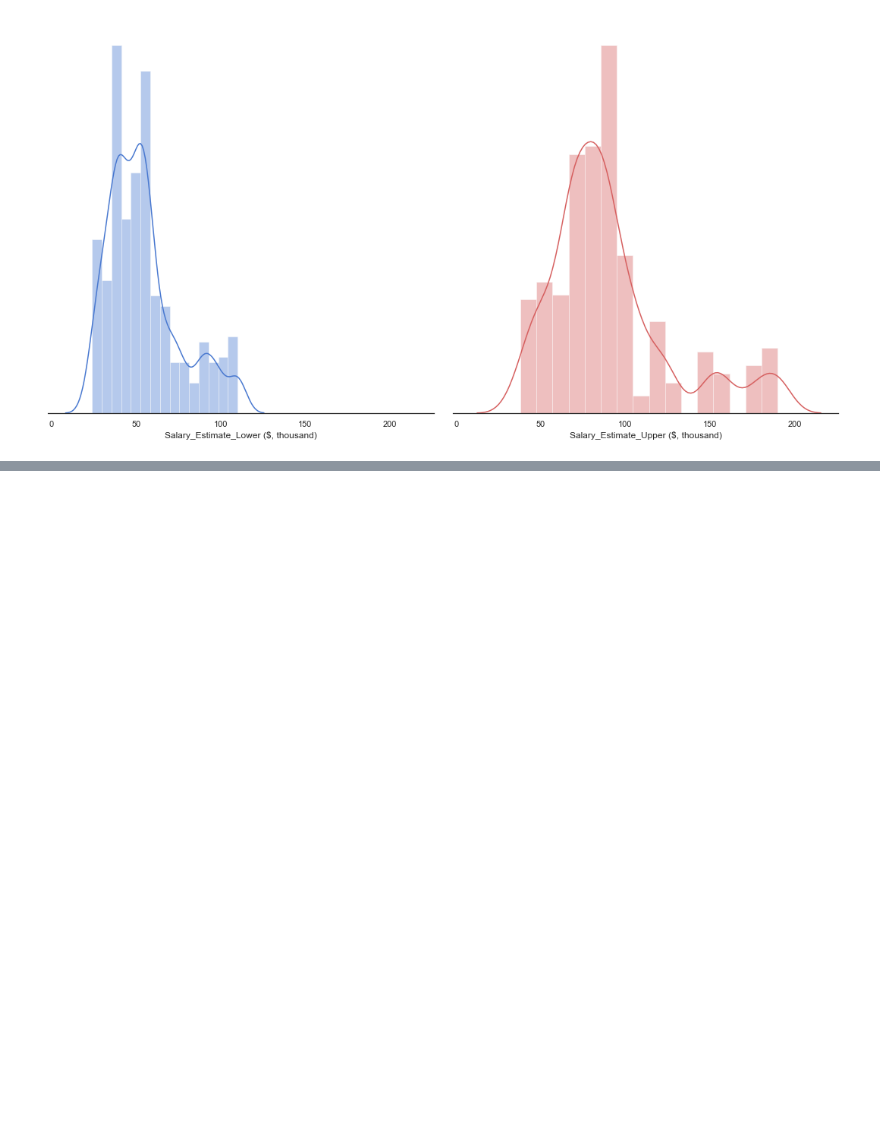
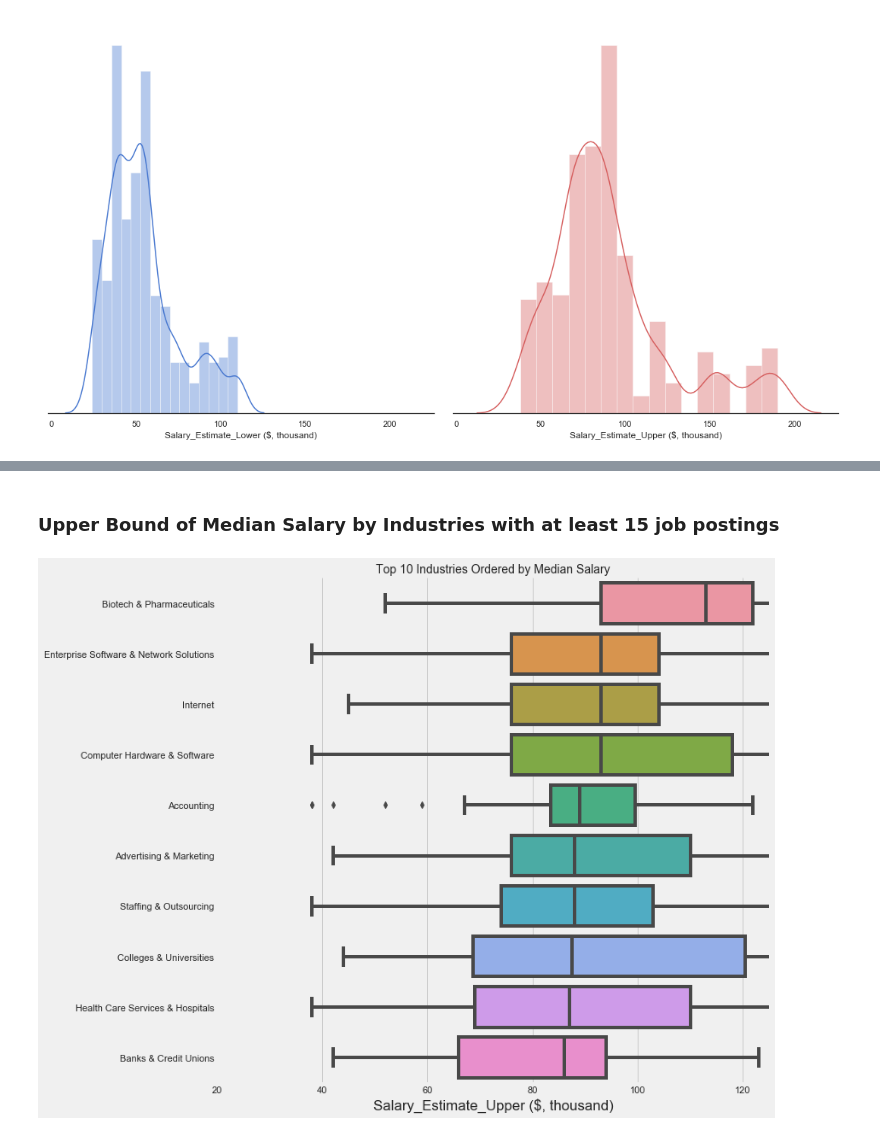
Before and after one commit to aclao89/data_analyst_jobs_search, a Jupyter notebook: Untitled.ipynb, the cells around one changed output, grey strips where cells are left out. Saved outputs shown, nothing was run; the diff lists cells and outputs as text; code cells hidden in the pictures; blank space fills up the shorter version.

```diff
--- a/Untitled.ipynb
+++ b/Untitled.ipynb
@@ -413,0 +458,30 @@ plt.tight_layout()
+# %% [markdown]
+### Upper Bound of Median Salary by Industries with at least 15 job postings
+# %%
+plt.style.use('fivethirtyeight')
+count_industry = da_jobs['Industry'].value_counts()
+count_industry
+
+min_cut = 15
+#For loop to select all those industres with 15 or less postings
+drop_rows = []
+for i in range(da_jobs.shape[0]):
+    industry = str(da_jobs.loc[i, "Industry"])
+    if industry != "nan":
+        value = count_industry[industry]
+        if value <= min_cut:
+            drop_rows.append(i)
+
+da_jobs_edit = da_jobs.drop(drop_rows)
+da_jobs_drop = da_jobs_edit.groupby("Industry").median().sort_values(by ="Salary_Estimate_Upper ($, thousand)", ascending= False)
+
+
+chart = sns.catplot(x="Salary_Estimate_Upper ($, thousand)", y="Industry", kind="box", data=da_jobs, order=da_jobs_drop.iloc[:10].index)
+chart.set(xlim=(20, 125))
+chart.fig.set_size_inches(30, 10)
+chart.ax.set_xticks([25,50,75,100,125], minor=True)
+plt.title("Top 10 Industries Ordered by Median Salary", fontsize=14)
+plt.ylabel("")
+plt.show()
+# %% [output]
+[figure, added]
```
Also changed, not shown: parts of 4 cells of this notebook.
